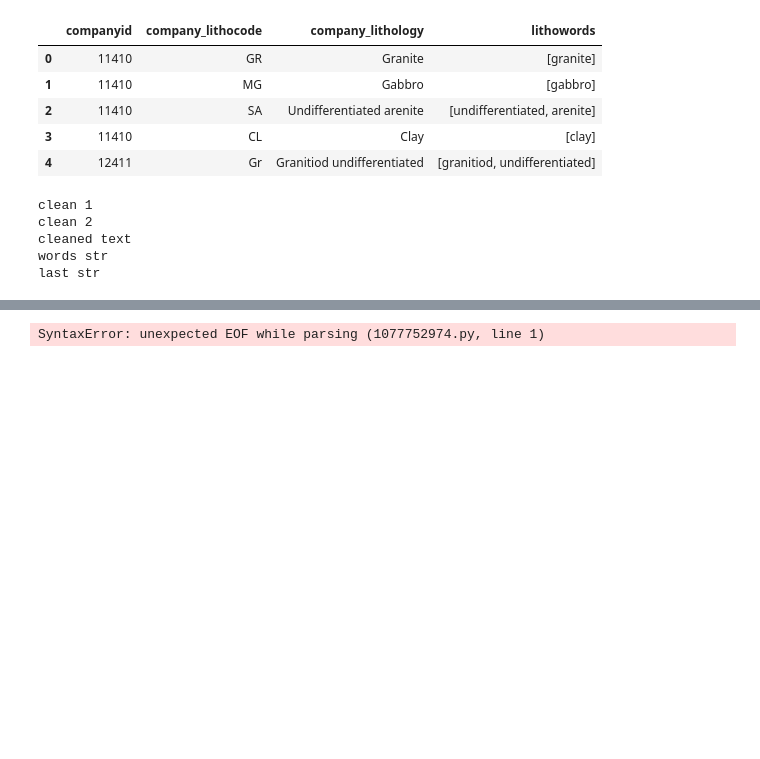
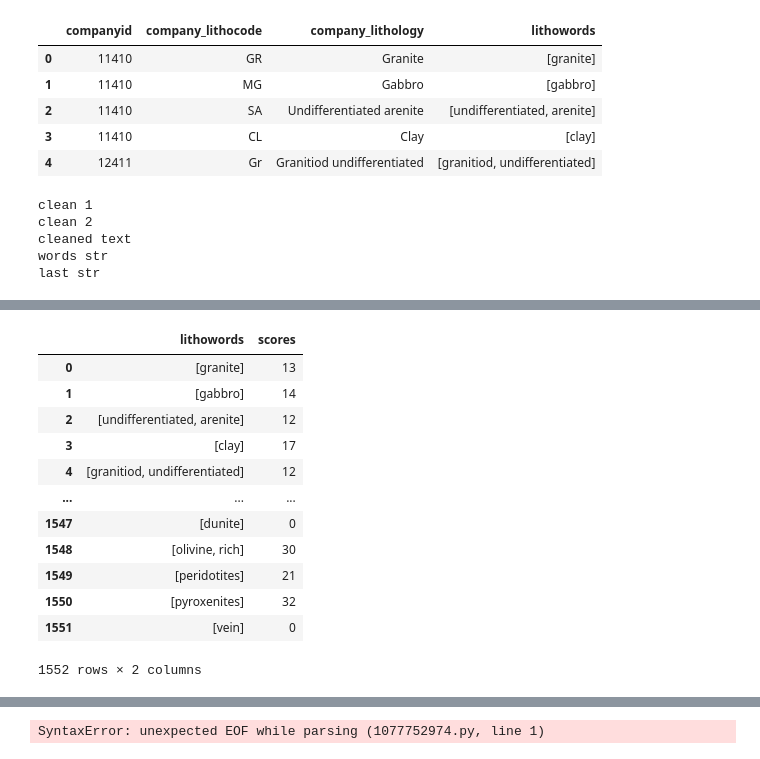
Before and after one commit to RichardScottOZ/dh2loop, a Jupyter notebook: notebooks/SA-Matching-Test.ipynb, the cells around one changed output, grey strips where cells are left out. Drawn from its saved outputs; the diff is of its cells as text; code cells hidden in the pictures; blank space fills up the shorter version.

```diff
--- a/notebooks/SA-Matching-Test.ipynb
+++ b/notebooks/SA-Matching-Test.ipynb
@@ -265,0 +284,16 @@ ValueError: Can only compare identically-labeled Series objects
+# %%
+geol.iloc[1]
+# %% [output]
+|  | lithowords | scores |
+| 0 | [granite] | 13 |
+| 1 | [gabbro] | 14 |
+| 2 | [undifferentiated, arenite] | 12 |
+| 3 | [clay] | 17 |
+| 4 | [granitiod, undifferentiated] | 12 |
+| ... | ... | ... |
+| 1547 | [dunite] | 0 |
+| 1548 | [olivine, rich] | 30 |
+| 1549 | [peridotites] | 21 |
+| 1550 | [pyroxenites] | 32 |
+| 1551 | [vein] | 0 |
+1552 rows × 2 columns
```
Also changed, not shown: parts of 5 cells of this notebook.
